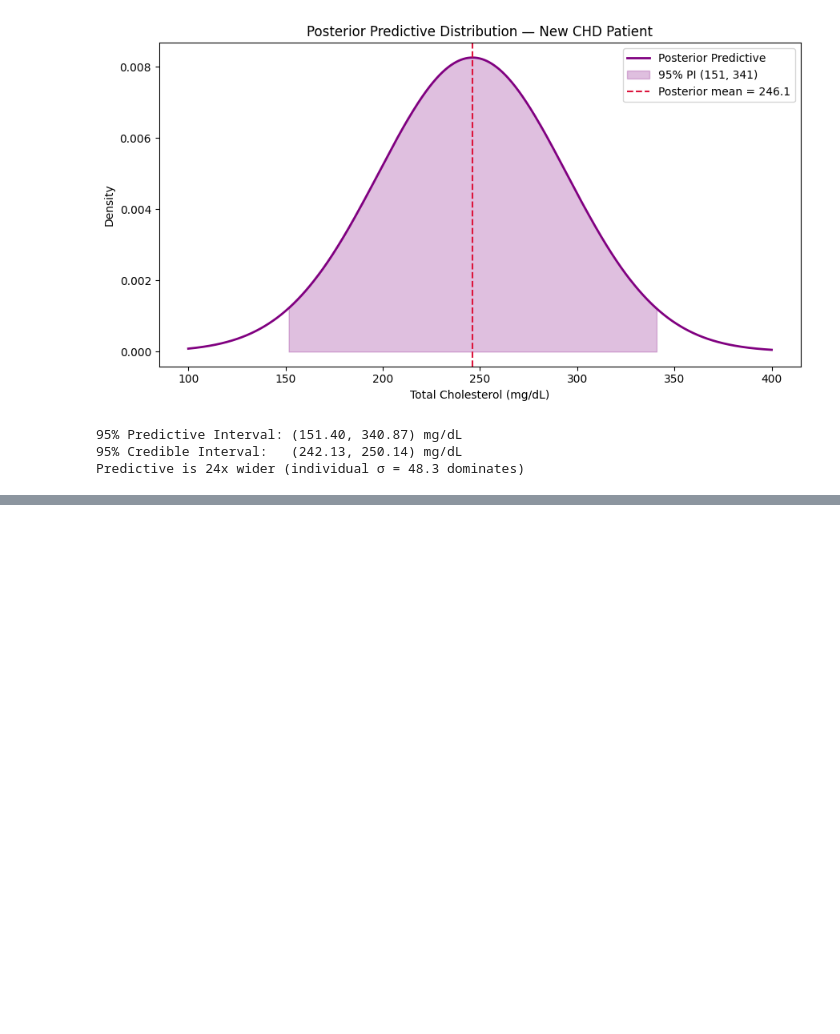
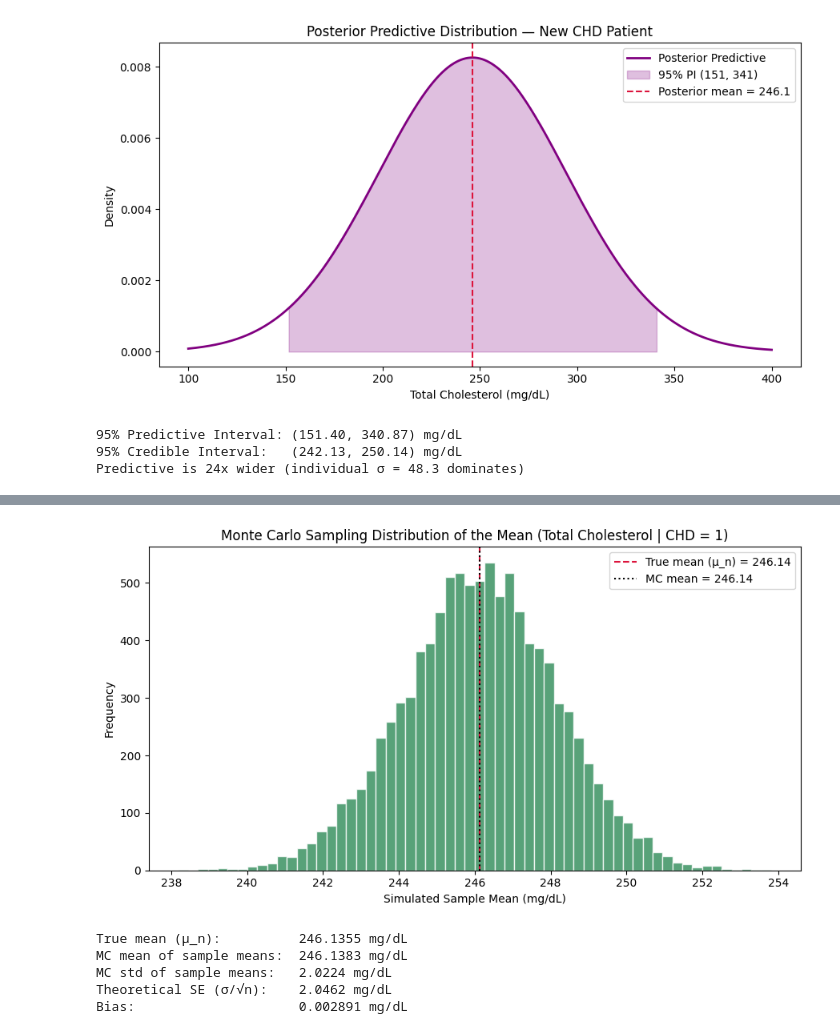
Before and after one commit to stefanregalia/Inf-Pred-Project, a Jupyter notebook: pipeline.ipynb, the cells around one changed output, grey strips where cells are left out. Drawn from its saved outputs; the diff is of its cells as text; code cells hidden in the pictures; blank space fills up the shorter version.

```diff
--- a/pipeline.ipynb
+++ b/pipeline.ipynb
@@ -404,0 +453,30 @@ The posterior predictive interval (151.4, 340.9) is a different quantity entirel
+# %%
+n_simulations = 10000
+mc_means = np.array([
+    np.random.normal(loc=mu_n, scale=sigma, size=n).mean()
+    for _ in range(n_simulations)
+])
+
+plt.figure(figsize=(9, 5))
+plt.hist(mc_means, bins=60, color='seagreen', edgecolor='white', alpha=0.8)
+plt.axvline(mu_n,            color='crimson', linestyle='--', label=f'True mean (μ_n) = {mu_n:.2f}')
+plt.axvline(mc_means.mean(), color='black',   linestyle=':',  label=f'MC mean = {mc_means.mean():.2f}')
+plt.title('Monte Carlo Sampling Distribution of the Mean (Total Cholesterol | CHD = 1)')
+plt.xlabel('Simulated Sample Mean (mg/dL)')
+plt.ylabel('Frequency')
+plt.legend()
+plt.tight_layout()
+plt.show()
+
+print(f"True mean (μ_n):          {mu_n:.4f} mg/dL")
+print(f"MC mean of sample means:  {mc_means.mean():.4f} mg/dL")
+print(f"MC std of sample means:   {mc_means.std():.4f} mg/dL")
+print(f"Theoretical SE (σ/√n):    {sigma/np.sqrt(n):.4f} mg/dL")
+print(f"Bias:                     {abs(mc_means.mean() - mu_n):.6f} mg/dL")
+# %% [output]
+[figure, added]
+True mean (μ_n):          246.1355 mg/dL
+MC mean of sample means:  246.1383 mg/dL
+MC std of sample means:   2.0224 mg/dL
+Theoretical SE (σ/√n):    2.0462 mg/dL
+Bias:                     0.002891 mg/dL
```
Also changed, not shown: parts of 18 cells of this notebook.
